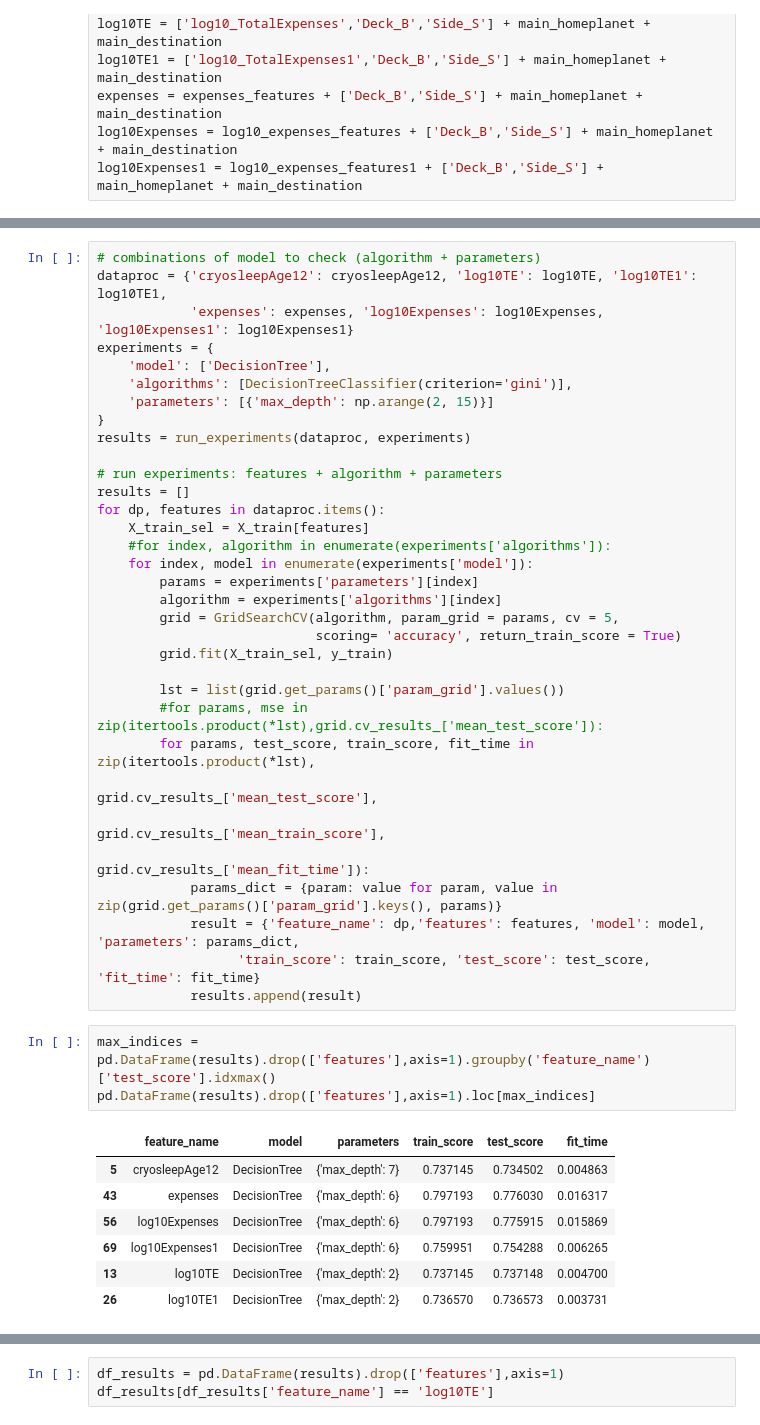
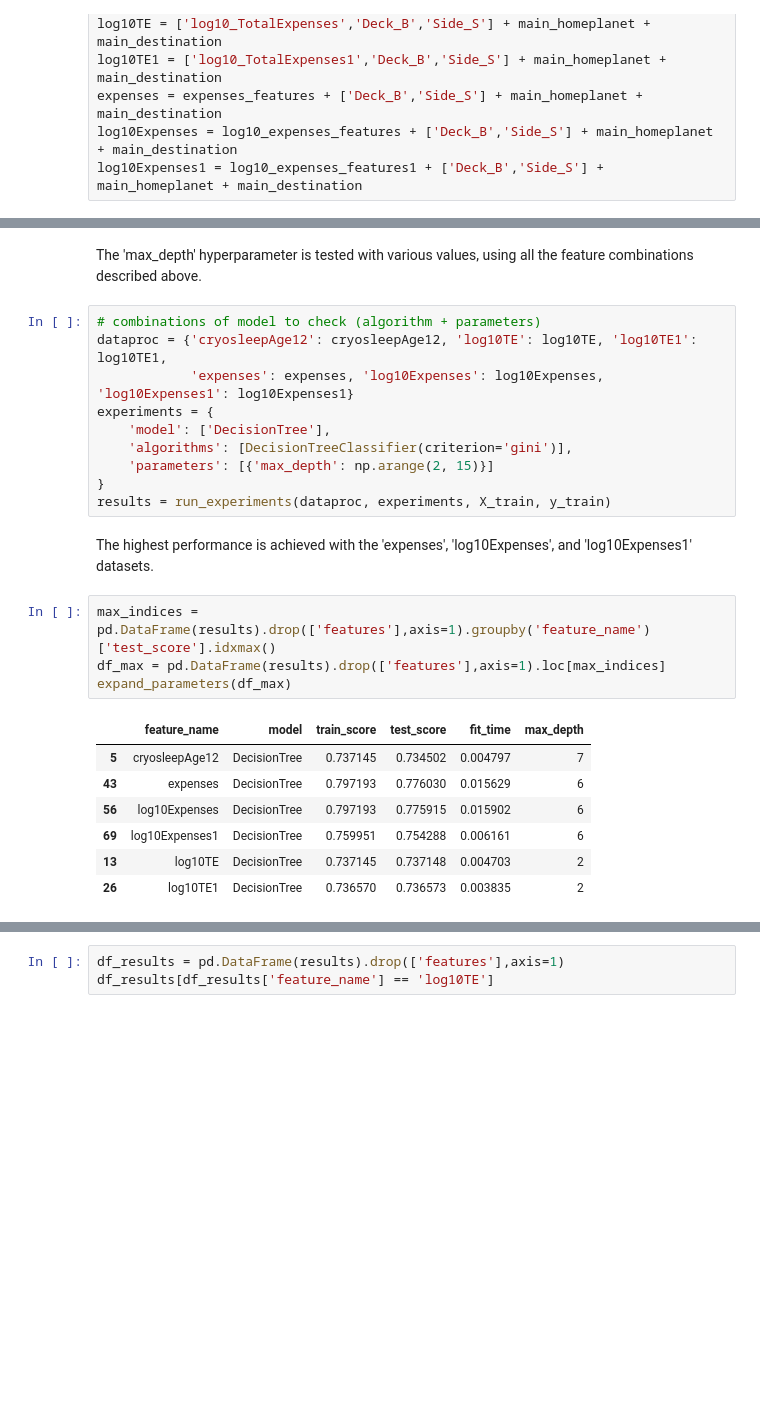
Before and after one commit to mapardo-lab/spaceshipTitanic, a Jupyter notebook: ModelTraining.ipynb, the cells around one changed output, grey strips where cells are left out. Drawn from its saved outputs; the diff is of its cells as text; blank space fills up the shorter version.

Commit message:
Continue model training

```diff
--- a/ModelTraining.ipynb
+++ b/ModelTraining.ipynb
@@ -149,3 +128,5 @@ def run_experiments(dataproc, experiments):
+# %% [markdown]
+The 'max_depth' hyperparameter is tested with various values, using all the feature combinations described above.
 # %%
 # combinations of model to check (algorithm + parameters)
 dataproc = {'cryosleepAge12': cryosleepAge12, 'log10TE': log10TE, 'log10TE1': log10TE1,
@@ -155,38 +136,18 @@ experiments = {
     'algorithms': [DecisionTreeClassifier(criterion='gini')],
     'parameters': [{'max_depth': np.arange(2, 15)}]
 }
-results = run_experiments(dataproc, experiments)
-
-# run experiments: features + algorithm + parameters
-results = []
-for dp, features in dataproc.items():
-    X_train_sel = X_train[features]
-    #for index, algorithm in enumerate(experiments['algorithms']):
-    for index, model in enumerate(experiments['model']):
-        params = experiments['parameters'][index]
-        algorithm = experiments['algorithms'][index]
-        grid = GridSearchCV(algorithm, param_grid = params, cv = 5,
-                            scoring= 'accuracy', return_train_score = True)
-        grid.fit(X_train_sel, y_train)
-
-        lst = list(grid.get_params()['param_grid'].values())
-        #for params, mse in zip(itertools.product(*lst),grid.cv_results_['mean_test_score']):
-        for params, test_score, train_score, fit_time in zip(itertools.product(*lst),
-                                                   grid.cv_results_['mean_test_score'],
-                                                   grid.cv_results_['mean_train_score'],
-                                                   grid.cv_results_['mean_fit_time']):
-            params_dict = {param: value for param, value in zip(grid.get_params()['param_grid'].keys(), params)}
-            result = {'feature_name': dp,'features': features, 'model': model, 'parameters': params_dict,
-                  'train_score': train_score, 'test_score': test_score, 'fit_time': fit_time}
-            results.append(result)
+results = run_experiments(dataproc, experiments, X_train, y_train)
+# %% [markdown]
+The highest performance is achieved with the 'expenses', 'log10Expenses', and 'log10Expenses1' datasets.
 # %%
 max_indices = pd.DataFrame(results).drop(['features'],axis=1).groupby('feature_name')['test_score'].idxmax()
-pd.DataFrame(results).drop(['features'],axis=1).loc[max_indices]
+df_max = pd.DataFrame(results).drop(['features'],axis=1).loc[max_indices]
+expand_parameters(df_max)
 # %% [output]
-|  | feature_name | model | parameters | train_score | test_score | fit_time |
-| 5 | cryosleepAge12 | DecisionTree | {'max_depth': 7} | 0.737145 | 0.734502 | 0.004863 |
-| 43 | expenses | DecisionTree | {'max_depth': 6} | 0.797193 | 0.776030 | 0.016317 |
-| 56 | log10Expenses | DecisionTree | {'max_depth': 6} | 0.797193 | 0.775915 | 0.015869 |
-| 69 | log10Expenses1 | DecisionTree | {'max_depth': 6} | 0.759951 | 0.754288 | 0.006265 |
-| 13 | log10TE | DecisionTree | {'max_depth': 2} | 0.737145 | 0.737148 | 0.004700 |
-| 26 | log10TE1 | DecisionTree | {'max_depth': 2} | 0.736570 | 0.736573 | 0.003731 |
+|  | feature_name | model | train_score | test_score | fit_time | max_depth |
+| 5 | cryosleepAge12 | DecisionTree | 0.737145 | 0.734502 | 0.004797 | 7 |
+| 43 | expenses | DecisionTree | 0.797193 | 0.776030 | 0.015629 | 6 |
+| 56 | log10Expenses | DecisionTree | 0.797193 | 0.775915 | 0.015902 | 6 |
+| 69 | log10Expenses1 | DecisionTree | 0.759951 | 0.754288 | 0.006161 | 6 |
+| 13 | log10TE | DecisionTree | 0.737145 | 0.737148 | 0.004703 | 2 |
+| 26 | log10TE1 | DecisionTree | 0.736570 | 0.736573 | 0.003835 | 2 |
```
Also changed, not shown: parts of 18 cells of this notebook, 1 other file.
